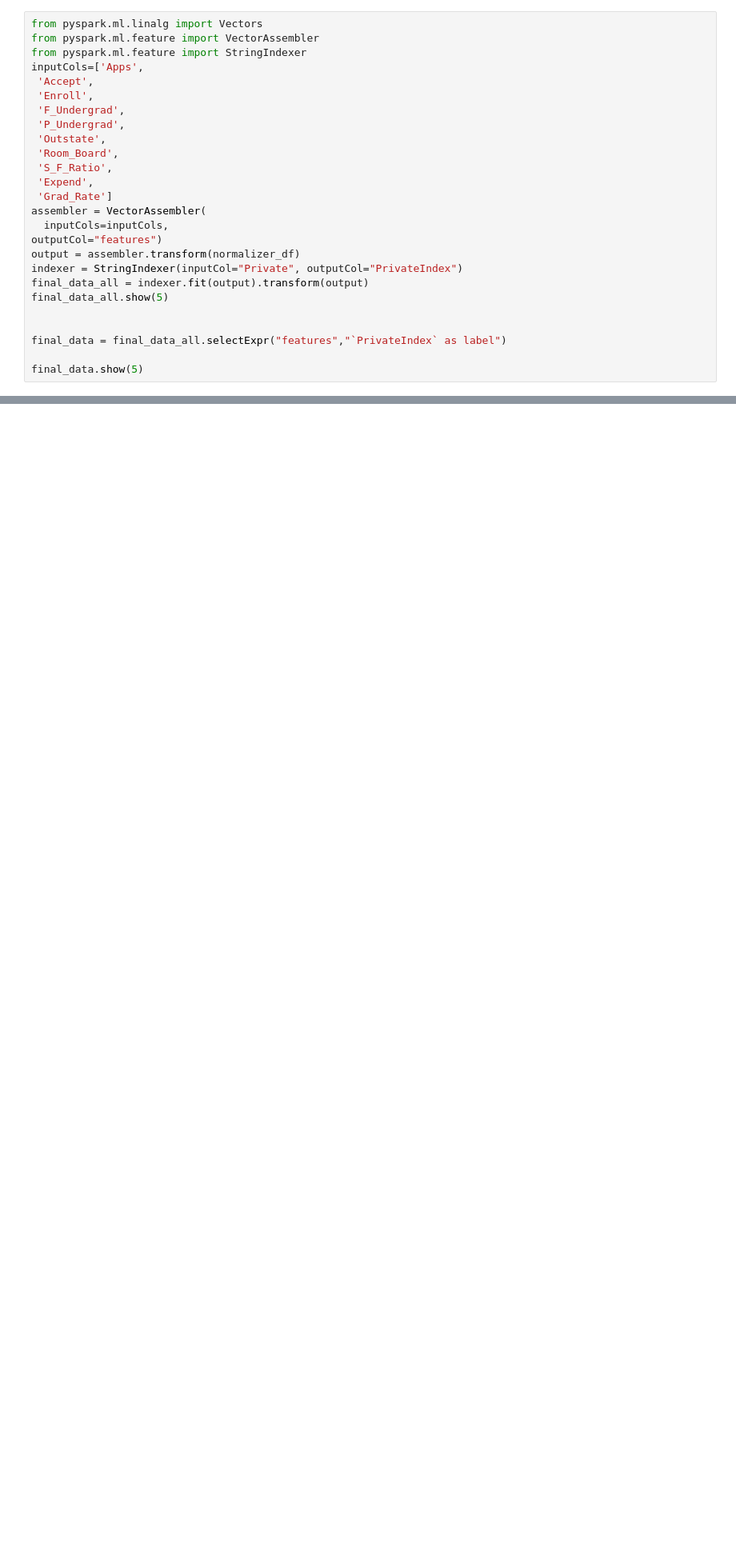
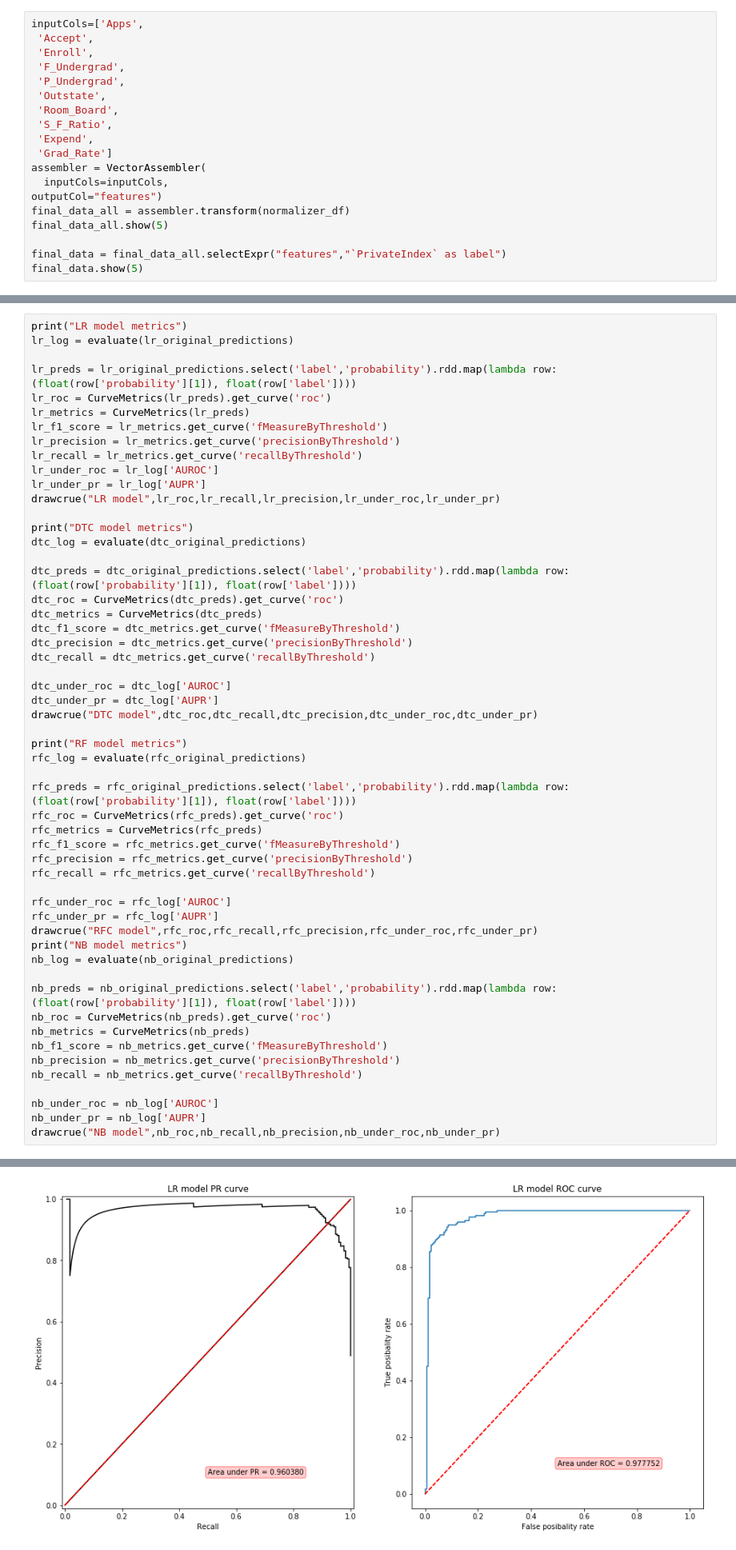
Before and after one commit to cycyjing/BDAS_yang124, a Jupyter notebook: src/Data_model.ipynb, the cells around one changed output, grey strips where cells are left out. Shown: that part at 80% size. Saved outputs shown, nothing was run; the diff lists cells and outputs as text; blank space fills up the shorter version.

```diff
--- a/src/Data_model.ipynb
+++ b/src/Data_model.ipynb
@@ -34,7 +47,4 @@ root
 # %%
-from pyspark.ml.linalg import Vectors
-from pyspark.ml.feature import VectorAssembler
-from pyspark.ml.feature import StringIndexer
 inputCols=['Apps',
  'Accept',
  'Enroll',
@@ -48,13 +58,9 @@ inputCols=['Apps',
 assembler = VectorAssembler(
   inputCols=inputCols,
 outputCol="features")
-output = assembler.transform(normalizer_df)
-indexer = StringIndexer(inputCol="Private", outputCol="PrivateIndex")
-final_data_all = indexer.fit(output).transform(output)
+final_data_all = assembler.transform(normalizer_df)
 final_data_all.show(5)
 
-
 final_data = final_data_all.selectExpr("features","`PrivateIndex` as label")
-
 final_data.show(5)
 # %% [output]
@@ -148,0 +240,55 @@ Random forest ensemble has an accuracy of: 90.04%
+# %%
+print("LR model metrics")
+lr_log = evaluate(lr_original_predictions)
+
+lr_preds = lr_original_predictions.select('label','probability').rdd.map(lambda row: (float(row['probability'][1]), float(row['label'])))
+lr_roc = CurveMetrics(lr_preds).get_curve('roc')
+lr_metrics = CurveMetrics(lr_preds)
+lr_f1_score = lr_metrics.get_curve('fMeasureByThreshold')
+lr_precision = lr_metrics.get_curve('precisionByThreshold')
+lr_recall = lr_metrics.get_curve('recallByThreshold')
+lr_under_roc = lr_log['AUROC']
+lr_under_pr = lr_log['AUPR']
+drawcrue("LR model",lr_roc,lr_recall,lr_precision,lr_under_roc,lr_under_pr)
+
+print("DTC model metrics")
+dtc_log = evaluate(dtc_original_predictions)
+
+dtc_preds = dtc_original_predictions.select('label','probability').rdd.map(lambda row: (float(row['probability'][1]), float(row['label'])))
+dtc_roc = CurveMetrics(dtc_preds).get_curve('roc')
+dtc_metrics = CurveMetrics(dtc_preds)
+dtc_f1_score = dtc_metrics.get_curve('fMeasureByThreshold')
+dtc_precision = dtc_metrics.get_curve('precisionByThreshold')
+dtc_recall = dtc_metrics.get_curve('recallByThreshold')
+
+dtc_under_roc = dtc_log['AUROC']
+dtc_under_pr = dtc_log['AUPR']
+drawcrue("DTC model",dtc_roc,dtc_recall,dtc_precision,dtc_under_roc,dtc_under_pr)
+
+print("RF model metrics")
+rfc_log = evaluate(rfc_original_predictions)
+
+rfc_preds = rfc_original_predictions.select('label','probability').rdd.map(lambda row: (float(row['probability'][1]), float(row['label'])))
+rfc_roc = CurveMetrics(rfc_preds).get_curve('roc')
+rfc_metrics = CurveMetrics(rfc_preds)
+rfc_f1_score = rfc_metrics.get_curve('fMeasureByThreshold')
+rfc_precision = rfc_metrics.get_curve('precisionByThreshold')
+rfc_recall = rfc_metrics.get_curve('recallByThreshold')
+
+rfc_under_roc = rfc_log['AUROC']
+rfc_under_pr = rfc_log['AUPR']
+drawcrue("RFC model",rfc_roc,rfc_recall,rfc_precision,rfc_under_roc,rfc_under_pr)
+print("NB model metrics")
+nb_log = evaluate(nb_original_predictions)
+
+nb_preds = nb_original_predictions.select('label','probability').rdd.map(lambda row: (float(row['probability'][1]), float(row['label'])))
+nb_roc = CurveMetrics(nb_preds).get_curve('roc')
+nb_metrics = CurveMetrics(nb_preds)
+nb_f1_score = nb_metrics.get_curve('fMeasureByThreshold')
+nb_precision = nb_metrics.get_curve('precisionByThreshold')
+nb_recall = nb_metrics.get_curve('recallByThreshold')
+
+nb_under_roc = nb_log['AUROC']
+nb_under_pr = nb_log['AUPR']
+drawcrue("NB model",nb_roc,nb_recall,nb_precision,nb_under_roc,nb_under_pr)
+# %% [output]
@@ -148,0 +303 @@ Random forest ensemble has an accuracy of: 90.04%
+[figure, added]
```
Also changed, not shown: parts of 37 cells of this notebook, 2 other files.
